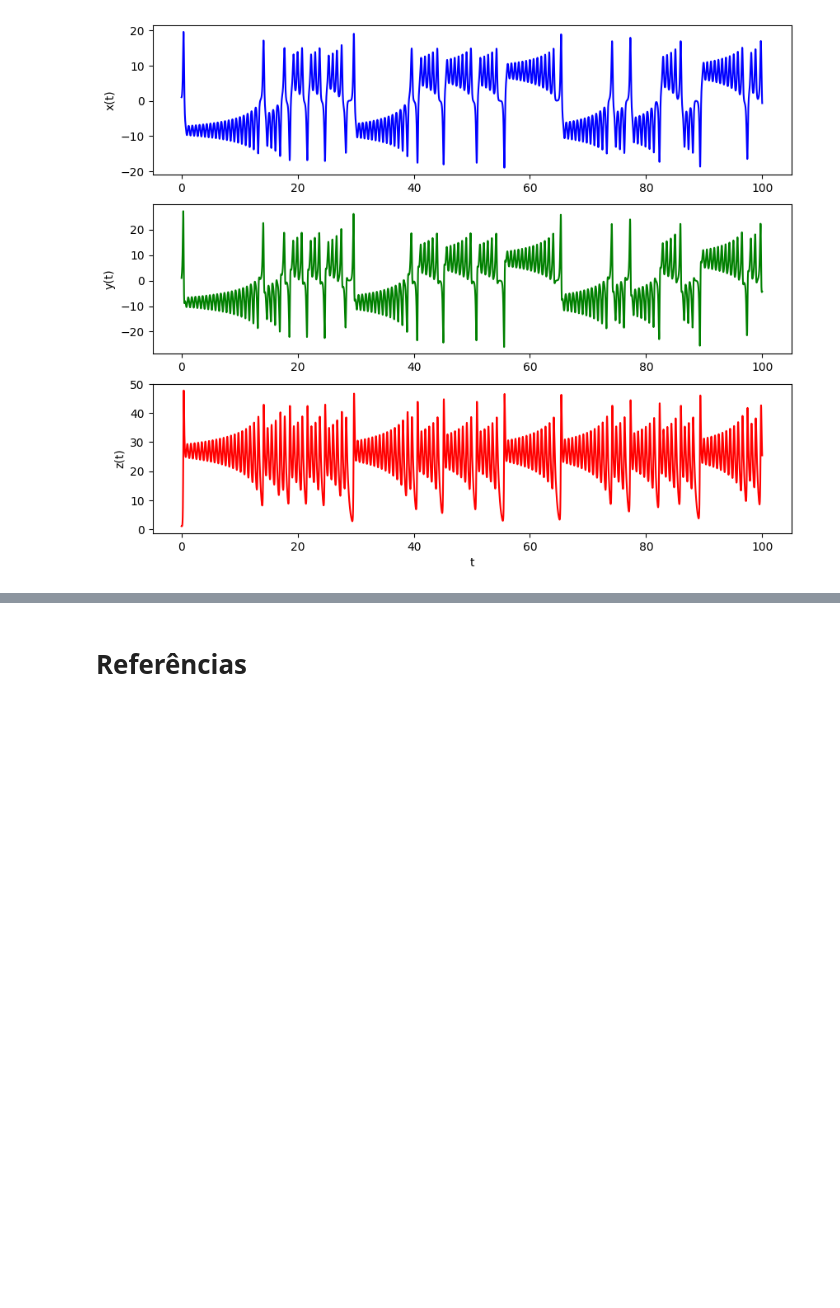
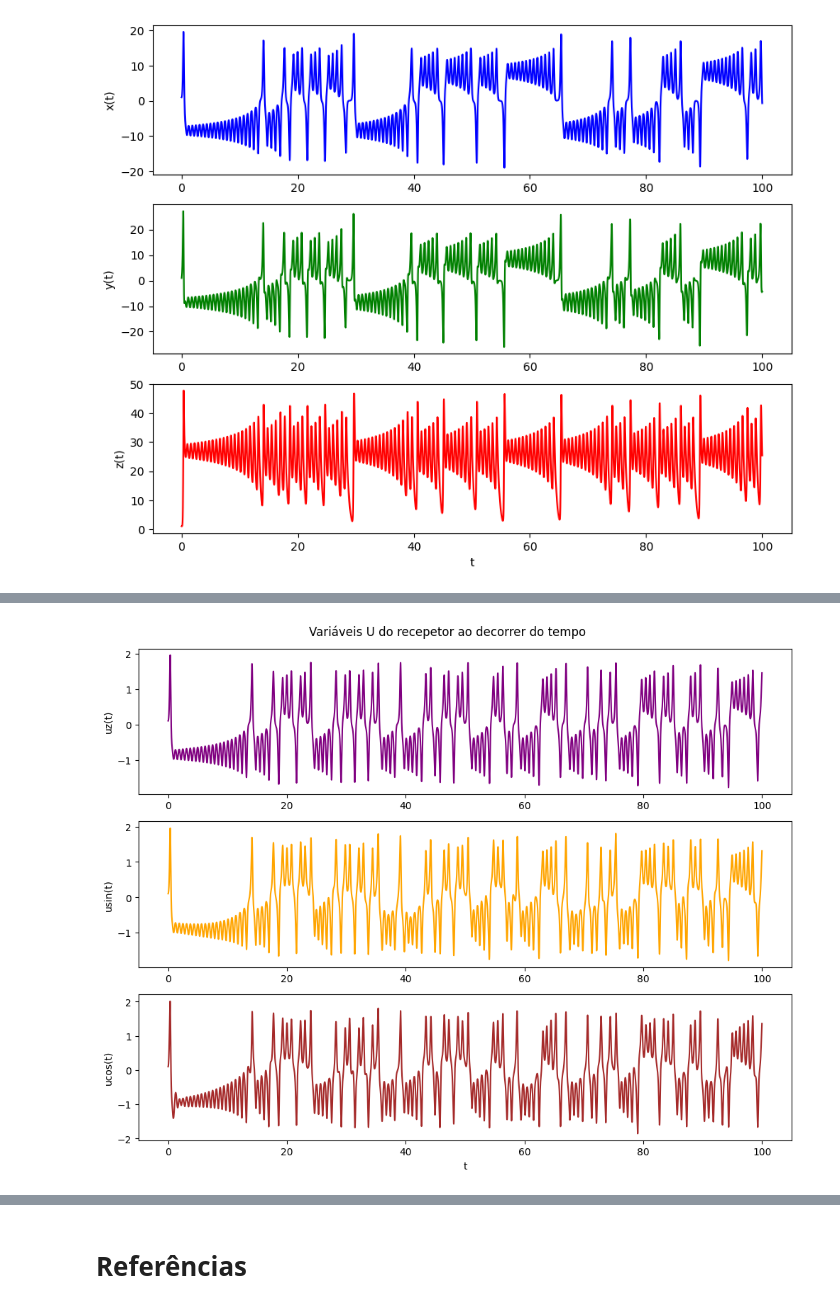
Before and after one commit to IanneVFernandes/projeto-metodos, a Jupyter notebook: parte2.ipynb, the cells around one changed output, grey strips where cells are left out. Cells and saved outputs as stored; diff of their text form; code cells hidden in the pictures; blank space fills up the shorter version.

```diff
--- a/parte2.ipynb
+++ b/parte2.ipynb
@@ -312,0 +358,20 @@ plt.show()
+# %%
+# Cria uma figura com 3 subplots (um para cada variável)
+_, axis = plt.subplots(3, 1, figsize=(10, 8))
+
+axis[0].plot(t, uz_r, label='uz(t)', color='purple')
+axis[0].set_ylabel('uz(t)')
+
+axis[1].plot(t, usin_r, label='usin(t)', color='orange')
+axis[1].set_ylabel('usin(t)')
+
+axis[2].plot(t, ucos_r, label='ucos(t)', color='brown')
+axis[2].set_xlabel('t')
+axis[2].set_ylabel('ucos(t)')
+
+plt.suptitle("Variáveis U do recepetor ao decorrer do tempo")
+
+plt.tight_layout()
+plt.show()
+# %% [output]
+[figure, added]
```
Also changed, not shown: parts of 9 cells of this notebook.
